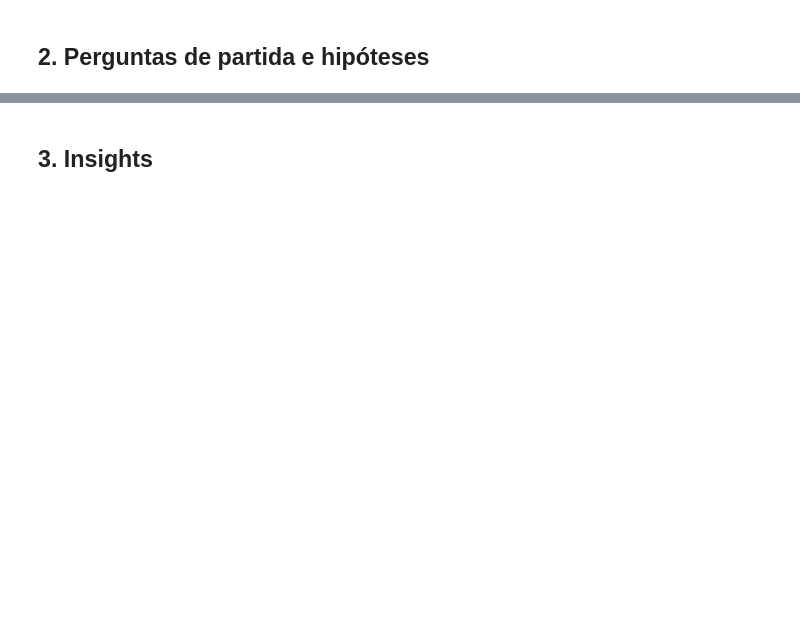
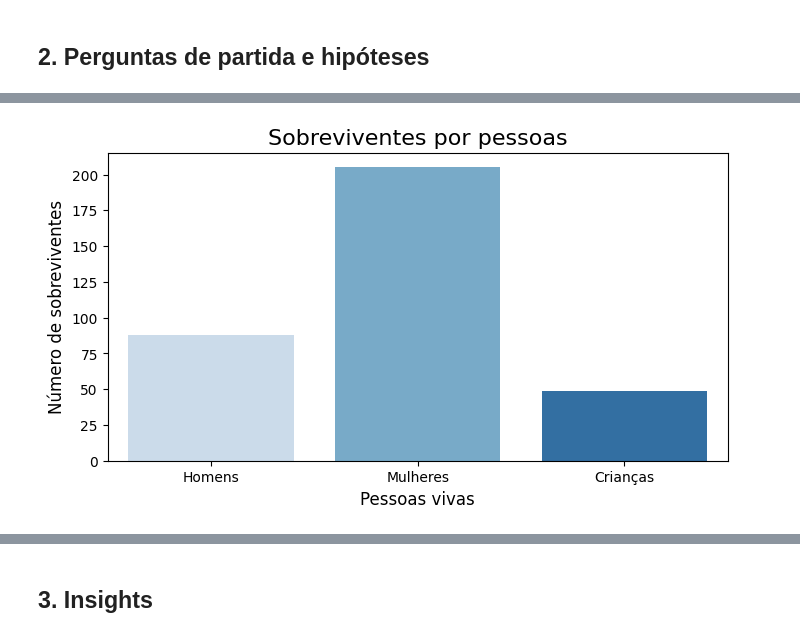
Before and after one commit to DaniellyR/avanti-bootcamp-cdd, a Jupyter notebook: notebooks/01-exploratory_data_analysis.ipynb, the cells around one changed output, grey strips where cells are left out. Drawn from its saved outputs; the diff is of its cells as text; code cells hidden in the pictures; blank space fills up the shorter version.

```diff
--- a/notebooks/01-exploratory_data_analysis.ipynb
+++ b/notebooks/01-exploratory_data_analysis.ipynb
@@ -276 +427,101 @@ Resumos, variância, desvio padrão, média, moda e mediana de dados para uso do
+# %%
+figura = plt.figure(figsize=(8, 4))
+total_de_pessoas_vivas = total_sobreviventes_pessoas
+pessoas_vivas_percentual = (total_de_pessoas_vivas / total_geral) * 100
+
+paleta_cores = sns.color_palette("Blues", 3) #cor
+
+total_homens = homens.shape[0]
+total_mulheres = mulheres.shape[0]
+total_criancas = criancas.shape[0]
+
+dados_pessoas = pd.DataFrame({
+    'pessoas' : ['Homens', 'Mulheres', 'Crianças'],
+    'total_vivas': [total_homens, total_mulheres, total_criancas]
+})
+
+grafico2 = sns.barplot(
+    data = dados_pessoas,
+    x='pessoas',
+    y = 'total_vivas',
+    hue = 'pessoas',
+    palette=paleta_cores
+)
+
+grafico2.set_title("Sobreviventes por pessoas", fontsize=16),
+grafico2.set_xlabel("Pessoas vivas", fontsize=12),
+grafico2.set_ylabel("Número de sobreviventes", fontsize=12)
+
+#grafico2.set_xticks([])
+
+grafico1.grid(True, axis='y', linestyle='--', alpha=0.9)
+
+plt.show()
+
+
+#ta tudo dando errado aqui pra baixo
+#figura = plt.figure(figsize=(10, 5))
+
+# passag
+# total_de_pessoas_vivas = total_sobreviventes_pessoas
+# pessoas_vivas_percentual = (total_de_pessoas_vivas / total_geral) * 100
+
+# total_homens_vivos = homens.shape[0]
+# total_mulheres_vivos = mulheres.shape[0]
+# total_criancas_vivos = criancas.shape[0]
+
+# Total de pessoas para calcular percentuais
+# total_homens = df.loc[(df['Homem, Mulher ou Criança'] == 'Homem')]
+# total_mulheres = df.loc[(df['Homem, Mulher ou Criança'] == 'Mulher')]
+# total_criancas = df.loc[(df['Homem, Mulher ou Criança'] == 'Criança')]
+
+# qntd_homens = total_homens.shape[0]
+# qntd_mulheres = total_mulheres.shape[0]
+# qnrd_criancas = total_criancas.shape[0]
+
+# Cálculo dos percentuais
+# percentuais = [
+#     total_homens_vivos / qntd_homens * 100,
+#     total_mulheres_vivos / qntd_mulheres * 100,
+#     total_criancas_vivos / qnrd_criancas * 100,
+# ]
+
+# print(len(percentuais))
+# print(len([total_homens_vivos, total_mulheres_vivos, total_criancas_vivos]))
+# print(len(['Homens', 'Mulheres', 'Crianças']))
+
+# dados_pessoas = pd.DataFrame({
+#     'Grupos' : ['Homens', 'Mulheres', 'Crianças'],
+#     'Pessoas': [total_homens_vivos, total_mulheres_vivos, total_criancas_vivos],
+#     'percentual' : [percentuais]
+# })
+
+#dados_pessoas = dados_pessoas.sort_values(by='percentual', ascending=False)
+
+#paleta_cores = sns.color_palette("Blues",len(dados_pessoas)) #cor
+
+# grafico2 = sns.barplot(
+#     data = dados_pessoas,
+#     x='Grupos',
+#     y = 'percentual',
+#     hue = 'Grupos',
+#     palette=paleta_cores
+# )
+
+# grafico2.set_title("Taxa de Sobreviventes por Grupo", fontsize=16),
+# grafico2.set_xlabel("Grupos", fontsize=12),
+# grafico2.set_ylabel("Taxa de sobreviventes (%)", fontsize=12)
+
+ # Adicionar percentuais nas barras
+#  for i, row in dados_pessoas.iterrows():
+#      grafico2.annotate(
+#          f"{row['percentual']:.1f}%",  # Valor formatado
+#          xy=(i, row['percentual']),  # Coordenadas
+#          ha='center', va='bottom', fontsize=10, color='black'
+#      )
+#grafico1.grid(True, axis='y', linestyle='--', alpha=0.9)
+
+#plt.show()
+# %% [output]
+[figure, added]
 # %% [markdown]
```
Also changed, not shown: parts of 13 cells of this notebook.
